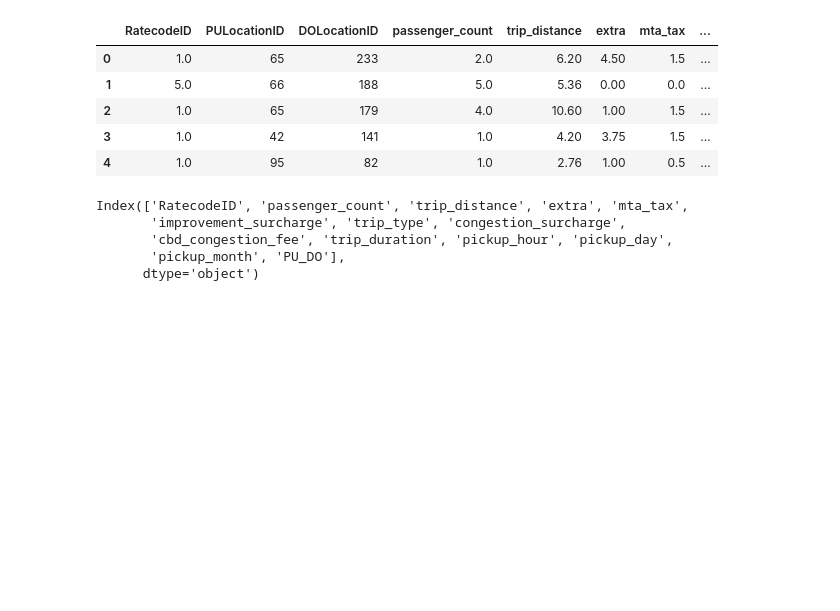
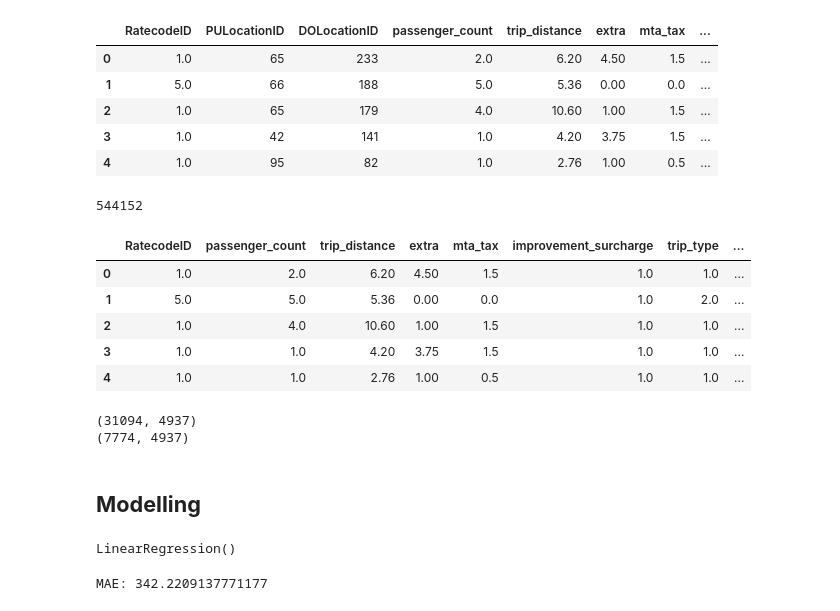
Before and after one commit to abdallahkareem/nyc-taxi-duration, a Jupyter notebook: notebooks/exploration.ipynb, the cells around one changed output. Drawn from its saved outputs; the diff is of its cells as text; code cells hidden in the pictures; blank space fills up the shorter version.

Commit message:
modelling

```diff
--- a/notebooks/exploration.ipynb
+++ b/notebooks/exploration.ipynb
@@ -202,11 +208,21 @@ df.head()
 | 4 | 1.0 | 95 | 82 | 1.0 | 2.76 | 1.00 | 0.5 | ... |
 # %%
 df.drop(columns=['PULocationID','DOLocationID'],inplace=True)
+# %%
+df = df[
+    (df["trip_duration"] >= 60) &
+    (df["trip_duration"] <= 7200)
+]
 # %%
-df.columns
+df.size
 # %% [output]
-Index(['RatecodeID', 'passenger_count', 'trip_distance', 'extra', 'mta_tax',
-       'improvement_surcharge', 'trip_type', 'congestion_surcharge',
-       'cbd_congestion_fee', 'trip_duration', 'pickup_hour', 'pickup_day',
-       'pickup_month', 'PU_DO'],
-      dtype='object')
+544152
+# %%
+df.head()
+# %% [output]
+|  | RatecodeID | passenger_count | trip_distance | extra | mta_tax | improvement_surcharge | trip_type | ... |
+| 0 | 1.0 | 2.0 | 6.20 | 4.50 | 1.5 | 1.0 | 1.0 | ... |
+| 1 | 5.0 | 5.0 | 5.36 | 0.00 | 0.0 | 1.0 | 2.0 | ... |
+| 2 | 1.0 | 4.0 | 10.60 | 1.00 | 1.5 | 1.0 | 1.0 | ... |
+| 3 | 1.0 | 1.0 | 4.20 | 3.75 | 1.5 | 1.0 | 1.0 | ... |
+| 4 | 1.0 | 1.0 | 2.76 | 1.00 | 0.5 | 1.0 | 1.0 | ... |
@@ -212,0 +232,37 @@ Index(['RatecodeID', 'passenger_count', 'trip_distance', 'extra', 'mta_tax',
+# %%
+# Split
+X_train, X_test, y_train, y_test = train_test_split(
+    X,
+    y,
+    test_size=0.2,
+    random_state=42
+)
+
+# Convert to dictionaries
+train_dicts = X_train.to_dict(orient="records")
+test_dicts = X_test.to_dict(orient="records")
+
+# DictVectorizer
+dv = DictVectorizer()
+
+X_train = dv.fit_transform(train_dicts)
+X_test = dv.transform(test_dicts)
+
+print(X_train.shape)
+print(X_test.shape)
+# %% [output]
+(31094, 4937)
+(7774, 4937)
+# %% [markdown]
+## **Modelling**
+# %%
+model = LinearRegression()
+model.fit(X_train, y_train)
+# %% [output]
+LinearRegression()
+# %%
+y_pred = model.predict(X_test)
+mae = mean_absolute_error(y_test, y_pred)
+print("MAE:", mae)
+# %% [output]
+MAE: 342.2209137771177
```
Also changed, not shown: parts of 3 cells of this notebook, 10 other files.
